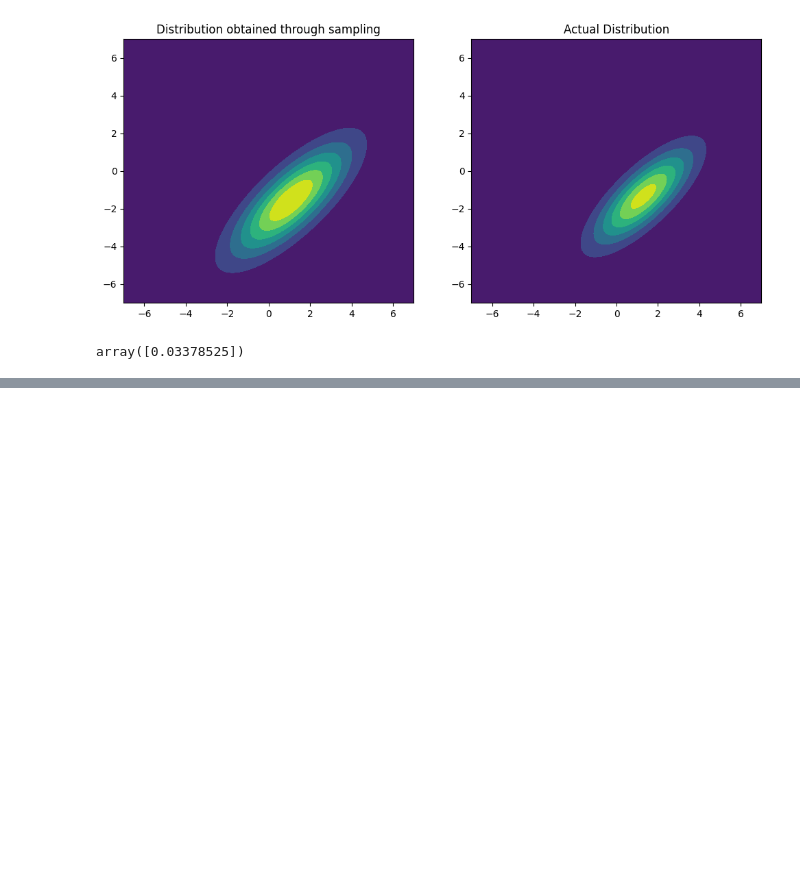
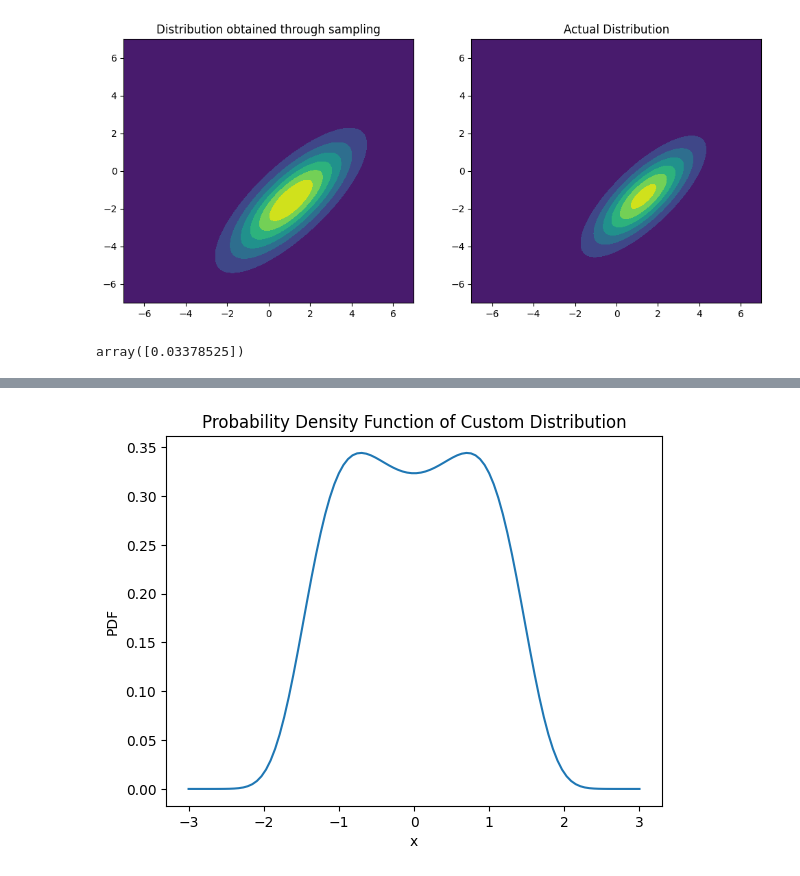
Before and after one commit to Shubham-Mate/Exploratory-Project, a Jupyter notebook: SGNHT Experiments.ipynb, the cells around one changed output, grey strips where cells are left out. Drawn from its saved outputs; the diff is of its cells as text; code cells hidden in the pictures; blank space fills up the shorter version.

```diff
--- a/SGNHT Experiments.ipynb
+++ b/SGNHT Experiments.ipynb
@@ -340,0 +443,31 @@ array([0.03378525])
+# %%
+def unnormalized_pdf(x, mean, std_dev):
+    return np.exp(-(x**4 - x**2 - mean) / (std_dev**2))
+
+
+
+def normalized_pdf(x, mean, std_dev):
+    normalization_constant, _ = quad(unnormalized_pdf, -np.inf, np.inf, args=(mean, std_dev))
+    return unnormalized_pdf(x, mean, std_dev) / normalization_constant
+
+class CustomDist(rv_continuous):
+    def __init__(self, mean, std_dev):
+        super(CustomDist, self).__init__()
+        self.mean = mean
+        self.std_dev = std_dev
+
+    def _pdf(self, x):
+        return normalized_pdf(x, self.mean, self.std_dev)
+
+custom_dist = CustomDist(mean=3, std_dev=2)
+# %%
+# Plot the distribution
+x = np.linspace(-3, 3, 100)
+
+plt.plot(x, custom_dist.pdf(x))
+plt.title('Probability Density Function of Custom Distribution')
+plt.xlabel('x')
+plt.ylabel('PDF')
+plt.show()
+# %% [output]
+[figure, added]
```
Also changed, not shown: parts of 19 cells of this notebook.
